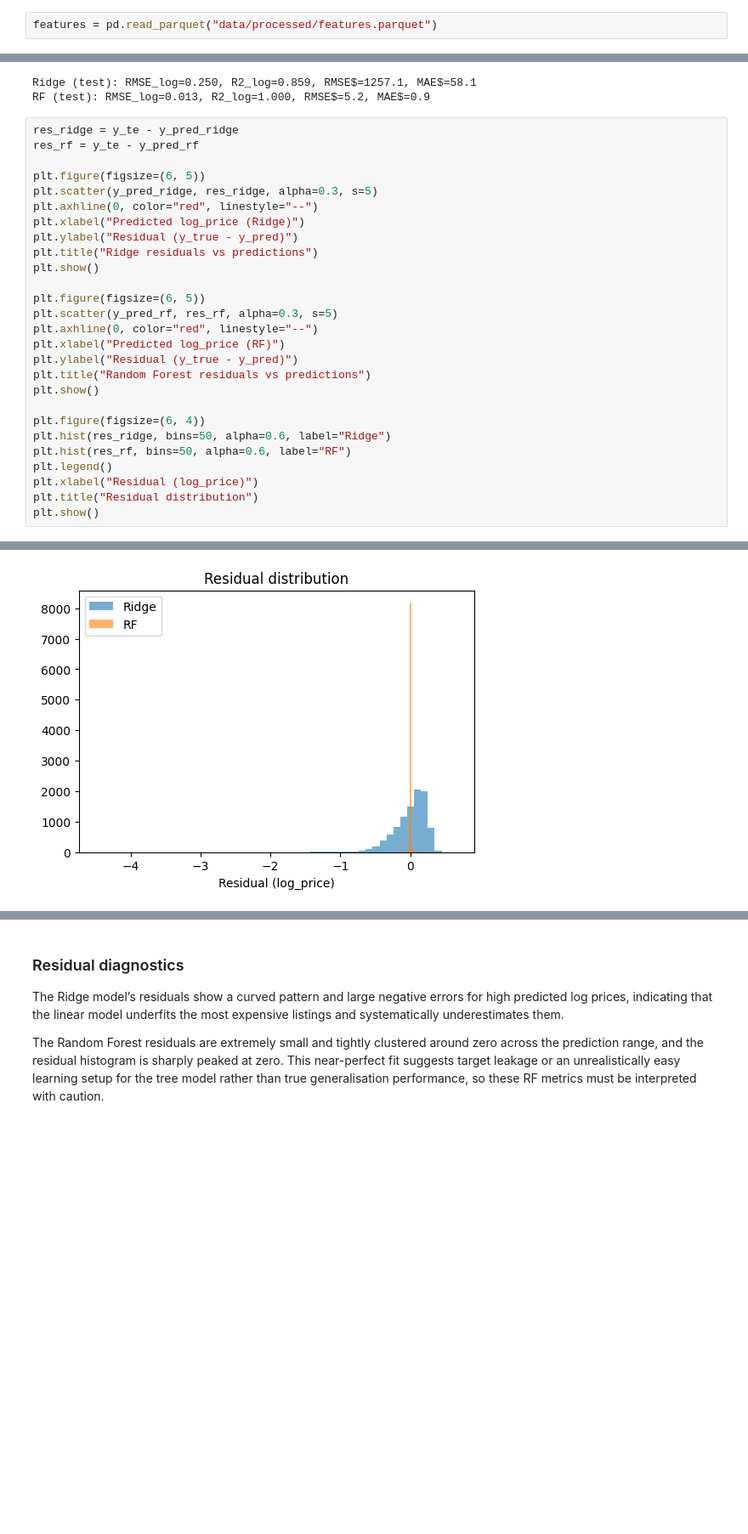
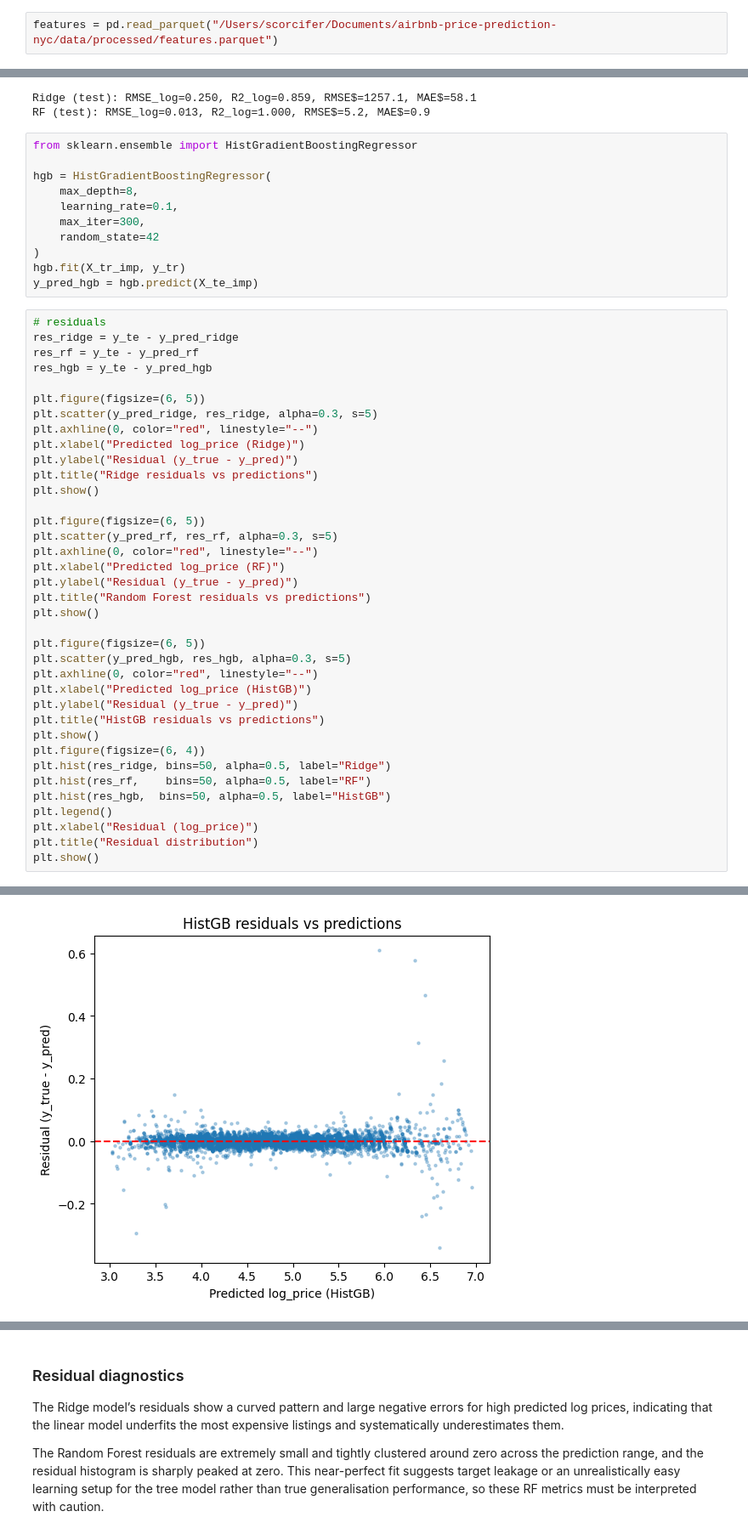
Before and after one commit to durvishpaliwal/airbnb-price-prediction-nyc, a Jupyter notebook: notebooks/04_evaluation.ipynb, the cells around one changed output, grey strips where cells are left out. Shown at 85% size. Saved outputs shown, nothing was run; the diff lists cells and outputs as text; blank space fills up the shorter version.

Commit message:
Add residual plots, HistGB model, and README updates

```diff
--- a/04_evaluation.ipynb
+++ b/notebooks/04_evaluation.ipynb
@@ -6,5 +7,5 @@ print(os.getcwd())
 # %%
-features = pd.read_parquet("data/processed/features.parquet")
+features = pd.read_parquet("/Users/scorcifer/Documents/airbnb-price-prediction-nyc/data/processed/features.parquet")
 # %%
 import pandas as pd
 import numpy as np
@@ -76,34 +77,55 @@ eval_model("RF (test)", y_te, y_pred_rf)
 # %% [output]
 Ridge (test): RMSE_log=0.250, R2_log=0.859, RMSE$=1257.1, MAE$=58.1
 RF (test): RMSE_log=0.013, R2_log=1.000, RMSE$=5.2, MAE$=0.9
+# %%
+from sklearn.ensemble import HistGradientBoostingRegressor
+
+hgb = HistGradientBoostingRegressor(
+    max_depth=8,
+    learning_rate=0.1,
+    max_iter=300,
+    random_state=42
+)
+hgb.fit(X_tr_imp, y_tr)
+y_pred_hgb = hgb.predict(X_te_imp)
 # %%
+# residuals
 res_ridge = y_te - y_pred_ridge
 res_rf = y_te - y_pred_rf
+res_hgb = y_te - y_pred_hgb
 
 plt.figure(figsize=(6, 5))
 plt.scatter(y_pred_ridge, res_ridge, alpha=0.3, s=5)
 plt.axhline(0, color="red", linestyle="--")
 plt.xlabel("Predicted log_price (Ridge)")
 plt.ylabel("Residual (y_true - y_pred)")
 plt.title("Ridge residuals vs predictions")
 plt.show()
 
 plt.figure(figsize=(6, 5))
 plt.scatter(y_pred_rf, res_rf, alpha=0.3, s=5)
 plt.axhline(0, color="red", linestyle="--")
 plt.xlabel("Predicted log_price (RF)")
 plt.ylabel("Residual (y_true - y_pred)")
 plt.title("Random Forest residuals vs predictions")
 plt.show()
 
+plt.figure(figsize=(6, 5))
+plt.scatter(y_pred_hgb, res_hgb, alpha=0.3, s=5)
+plt.axhline(0, color="red", linestyle="--")
+plt.xlabel("Predicted log_price (HistGB)")
+plt.ylabel("Residual (y_true - y_pred)")
+plt.title("HistGB residuals vs predictions")
+plt.show()
 plt.figure(figsize=(6, 4))
-plt.hist(res_ridge, bins=50, alpha=0.6, label="Ridge")
-plt.hist(res_rf, bins=50, alpha=0.6, label="RF")
+plt.hist(res_ridge, bins=50, alpha=0.5, label="Ridge")
+plt.hist(res_rf,    bins=50, alpha=0.5, label="RF")
+plt.hist(res_hgb,  bins=50, alpha=0.5, label="HistGB")
 plt.legend()
 plt.xlabel("Residual (log_price)")
 plt.title("Residual distribution")
 plt.show()
 # %% [output]
 [figure]
 [figure]
-[figure, old version]
+[figure, new version]
```
Also changed, not shown: parts of 2 cells of this notebook, 5 other files.
